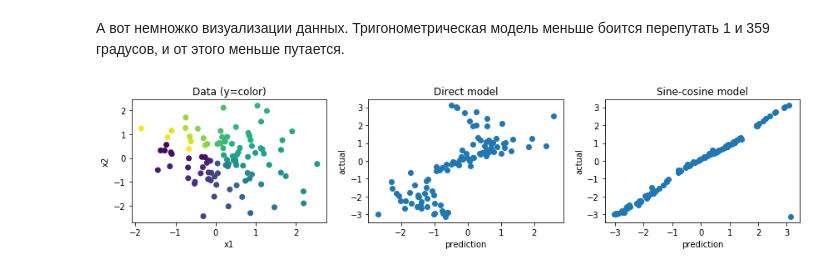
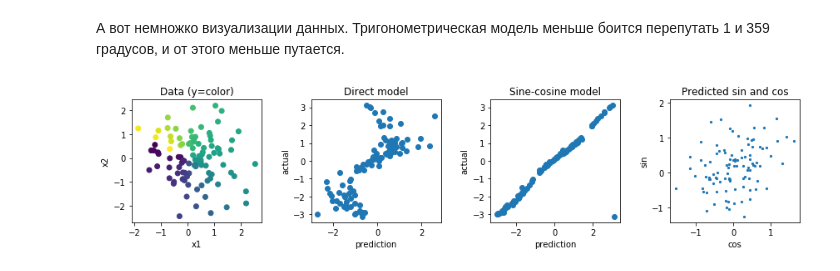
Before and after one commit to avidale/weirdMath, a Jupyter notebook: predict_angle.ipynb, the cells around one changed output. Saved outputs shown, nothing was run; the diff lists cells and outputs as text; code cells hidden in the pictures.

```diff
--- a/predict_angle.ipynb
+++ b/predict_angle.ipynb
@@ -41,16 +41,19 @@ print(r2_score(y, y_trig_pred))   # R^2 about 0.85
 # %%
 import matplotlib.pyplot as plt
 %matplotlib inline
 plt.figure(figsize=(12, 3))
-plt.subplot(1,3,1)
+plt.subplot(1,4,1)
 plt.scatter(X[:,0], X[:,1], c=y)
 plt.title('Data (y=color)'); plt.xlabel('x1'); plt.ylabel('x2')
-plt.subplot(1,3,2)
+plt.subplot(1,4,2)
 plt.scatter(y_simple_pred, y)
 plt.title('Direct model'); plt.xlabel('prediction'); plt.ylabel('actual')
-plt.subplot(1,3,3)
+plt.subplot(1,4,3)
 plt.scatter(y_trig_pred, y)
 plt.title('Sine-cosine model'); plt.xlabel('prediction'); plt.ylabel('actual')
+plt.subplot(1,4,4)
+plt.scatter(joint[:,0], joint[:,1], s=5)
+plt.title('Predicted sin and cos'); plt.xlabel('cos'); plt.ylabel('sin')
 plt.tight_layout();
 # %% [output]
-[figure, old version]
+[figure, new version]
```
Also changed, not shown: 1 other file.
